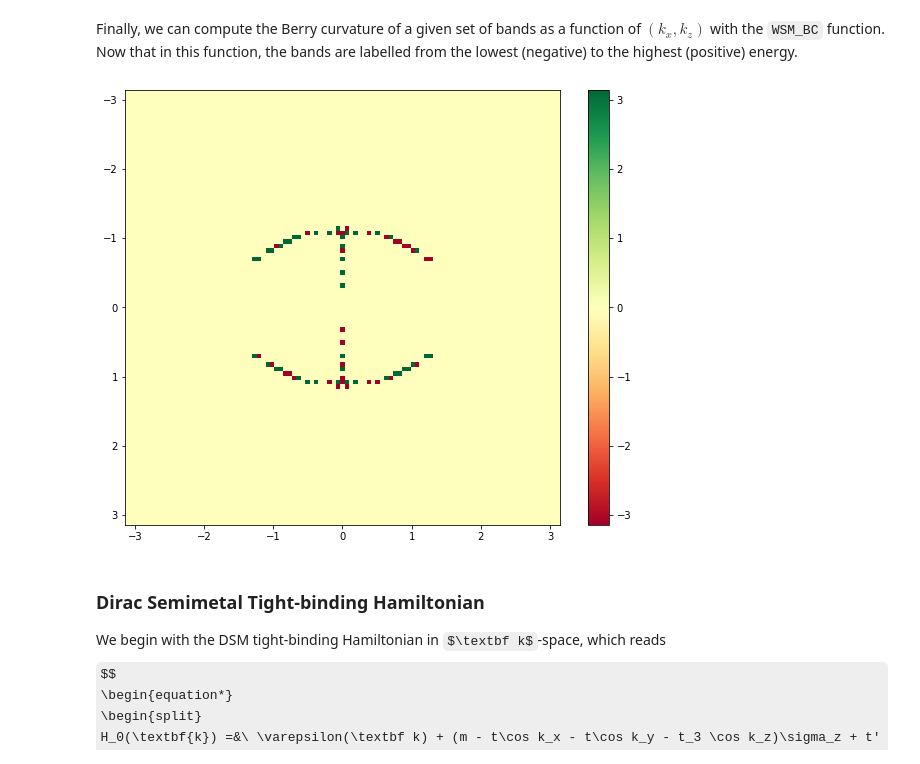
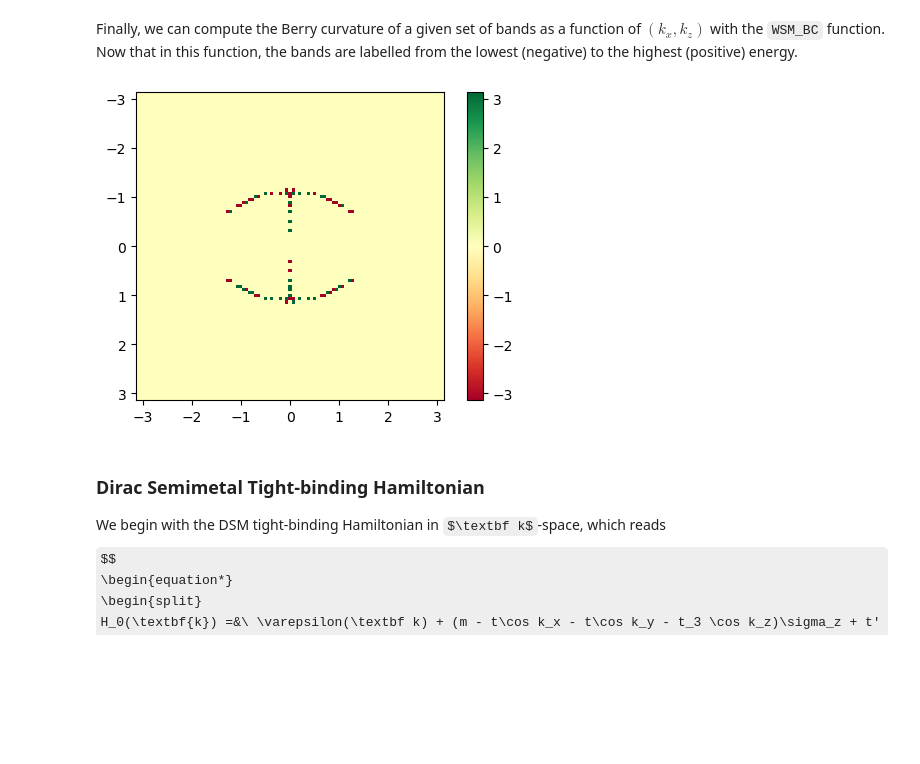
Before and after one commit to ruihao-li/TSM-tight-binding, a Jupyter notebook: TSM_TB_demo.ipynb, the cells around one changed output. Saved outputs shown, nothing was run; the diff lists cells and outputs as text; code cells hidden in the pictures; some formulas as TeX source; blank space fills up the shorter version.

```diff
--- a/TSM_TB_demo.ipynb
+++ b/TSM_TB_demo.ipynb
@@ -120,22 +120,22 @@ bc = WSM_BC(
 )
 # %%
 def plot_BC(bc, ks):
-    plt.figure(figsize=(10, 8))
+    plt.figure(figsize=(6, 4))
     vmax = max(np.abs(bc).min(), np.abs(bc).max())
     plt.imshow(
         bc,
         extent=(ks.min(), ks.max(), ks.max(), ks.min()),
         interpolation="none",
         cmap="RdYlGn",
         vmin=-vmax,
         vmax=vmax,
     )
     plt.colorbar()
 
 
 plot_BC(bc, ks)
 # %% [output]
-[figure, old version]
+[figure, new version]
 # %% [markdown]
 ### Dirac Semimetal Tight-binding Hamiltonian
 We begin with the DSM tight-binding Hamiltonian in $\textbf k$-space, which reads
```
Also changed, not shown: parts of 5 cells of this notebook, 6 other files.
